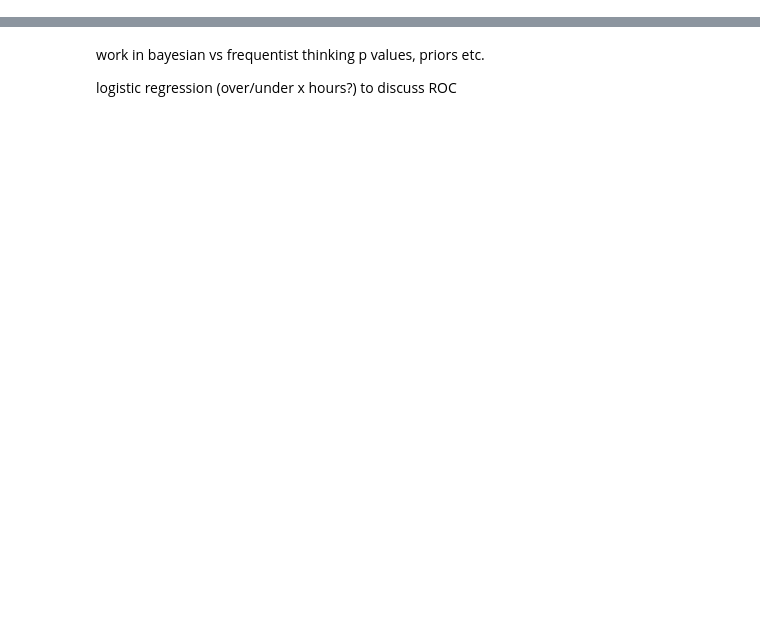
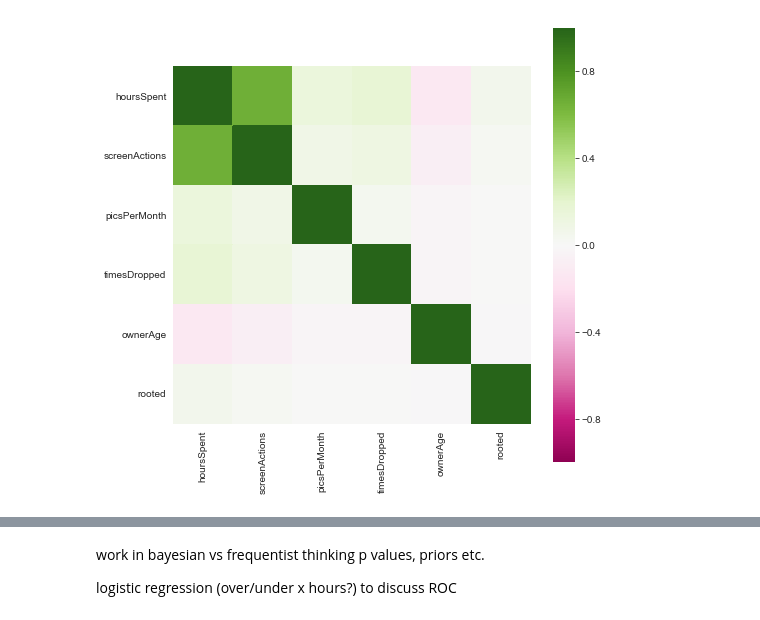
Before and after one commit to conditg/predicting-disruption, a Jupyter notebook: working-notebook.ipynb, the cells around one changed output, grey strips where cells are left out. Saved outputs shown, nothing was run; the diff lists cells and outputs as text; code cells hidden in the pictures; blank space fills up the shorter version.

```diff
--- a/working-notebook.ipynb
+++ b/working-notebook.ipynb
@@ -11,0 +251,6 @@ plt.show()
+# %%
+plt.figure(figsize=[8,8])
+sns.heatmap(viz.df.corr(), vmin = -1,square=True, cmap="PiYG")
+plt.show()
+# %% [output]
+[figure, added]
```
Also changed, not shown: parts of 30 cells of this notebook.
